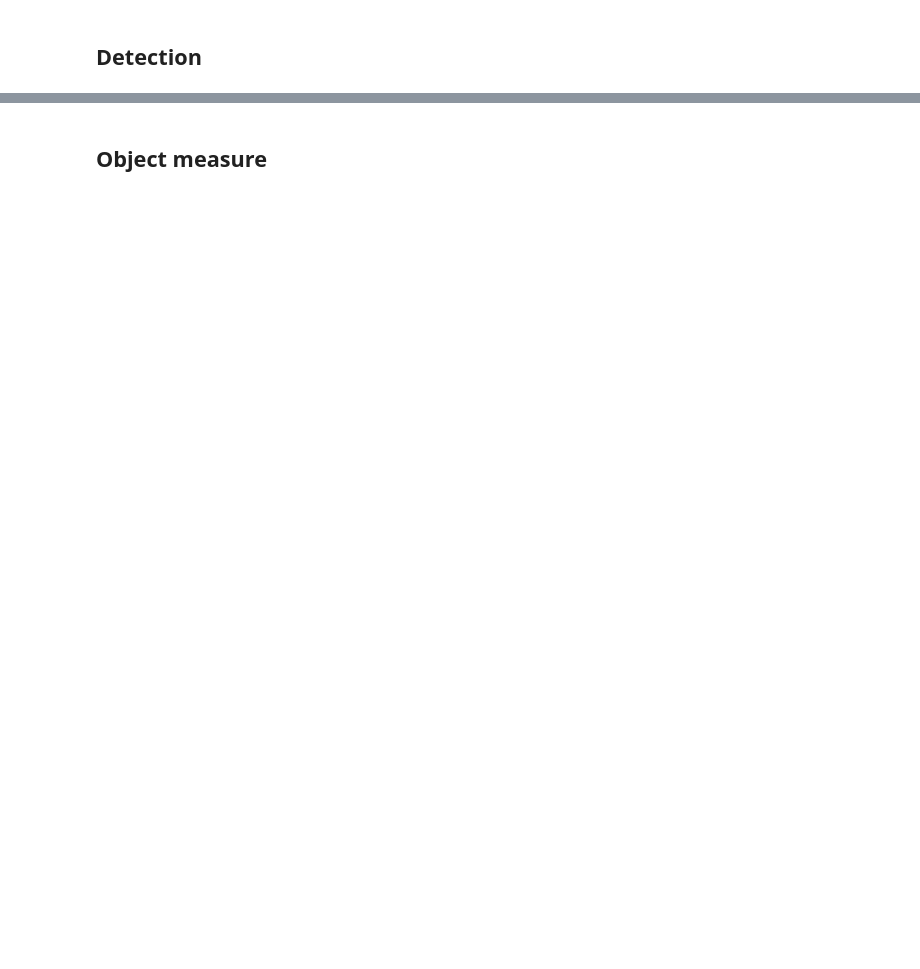
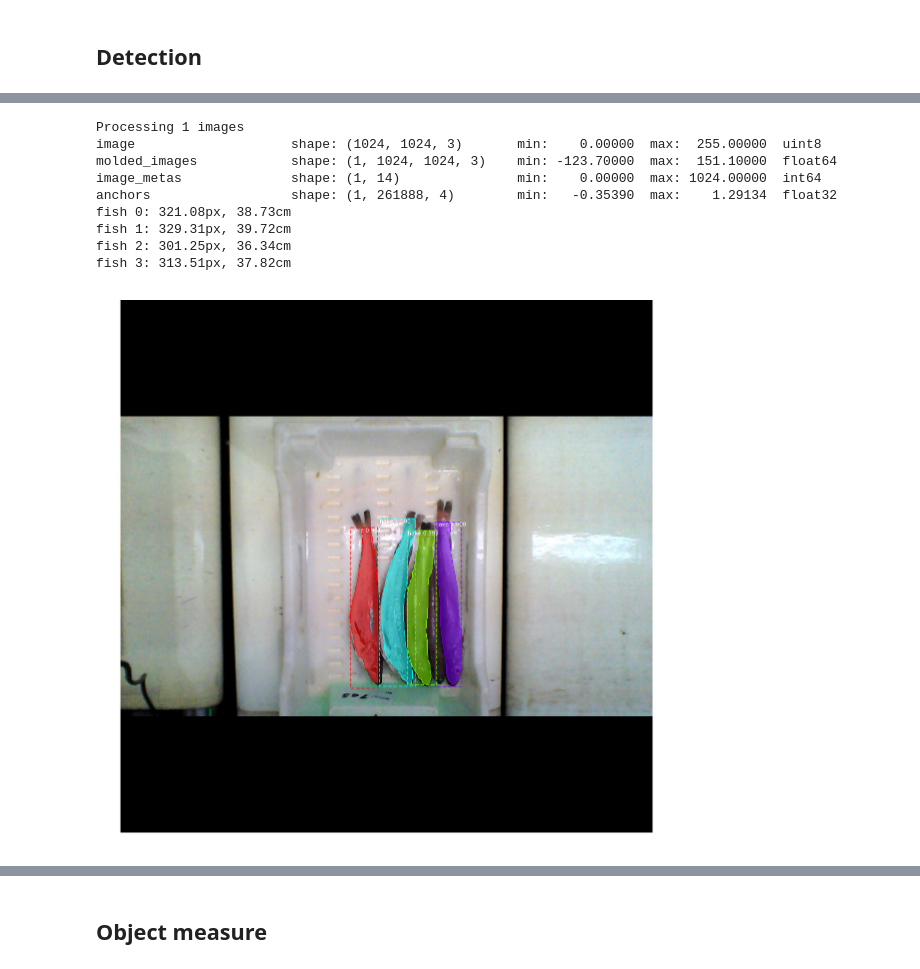
Before and after one commit to telecombcn-dl/2018-dlcv-team5, a Jupyter notebook: demo.ipynb, the cells around one changed output, grey strips where cells are left out. Cells and saved outputs as stored; diff of their text form; code cells hidden in the pictures; blank space fills up the shorter version.

```diff
--- a/demo.ipynb
+++ b/demo.ipynb
@@ -168,5 +212,20 @@ print("mAP: ", np.mean(APs))
 # %% [markdown]
 ## Detection
+# %%
+def measure_results(results):
+    rois = results[0]['rois']
+    for i, r in enumerate(rois):
+        y1, x1, y2, x2 = r
+        w = x2-x1
+        h = y2-y1
+        ar = w/h
+        if ar < 0.9:
+            l = h
+        if ar > 1.1:
+            l = w
+        else:
+            l = np.sqrt(w**2+h**2)
+        print('fish {}: {:.2f}px, {:.2f}cm'.format(i, l, l / 8.29))  # 8.29px per cm
 # %%
 # Test on a random image
 image_id = random.choice(dataset_val.image_ids)
@@ -189,9 +256,21 @@ visualize.display_instances(original_image, gt_bbox, gt_mask, gt_class_id,
 # %%
 results = model.detect([original_image], verbose=1)
 
 r = results[0]
 visualize.display_instances(original_image, r['rois'], r['masks'], r['class_ids'],
                             dataset_val.class_names, r['scores'], ax=get_ax(size=20))
+measure_results(results)
+# %% [output]
+Processing 1 images
+image                    shape: (1024, 1024, 3)       min:    0.00000  max:  255.00000  uint8
+molded_images            shape: (1, 1024, 1024, 3)    min: -123.70000  max:  151.10000  float64
+image_metas              shape: (1, 14)               min:    0.00000  max: 1024.00000  int64
+anchors                  shape: (1, 261888, 4)        min:   -0.35390  max:    1.29134  float32
+fish 0: 321.08px, 38.73cm
+fish 1: 329.31px, 39.72cm
+fish 2: 301.25px, 36.34cm
+fish 3: 313.51px, 37.82cm
+[figure, added]
 # %%
 #image = cv2.imread('/home/imatge_upc_ai/data/hake_train/images/caja_blanca_media.jpg')
 image = cv2.imread('/home/imatge_upc_ai/2018-dlcv-team5/data/b7.2.jpg')
```
Also changed, not shown: parts of 9 cells of this notebook.
